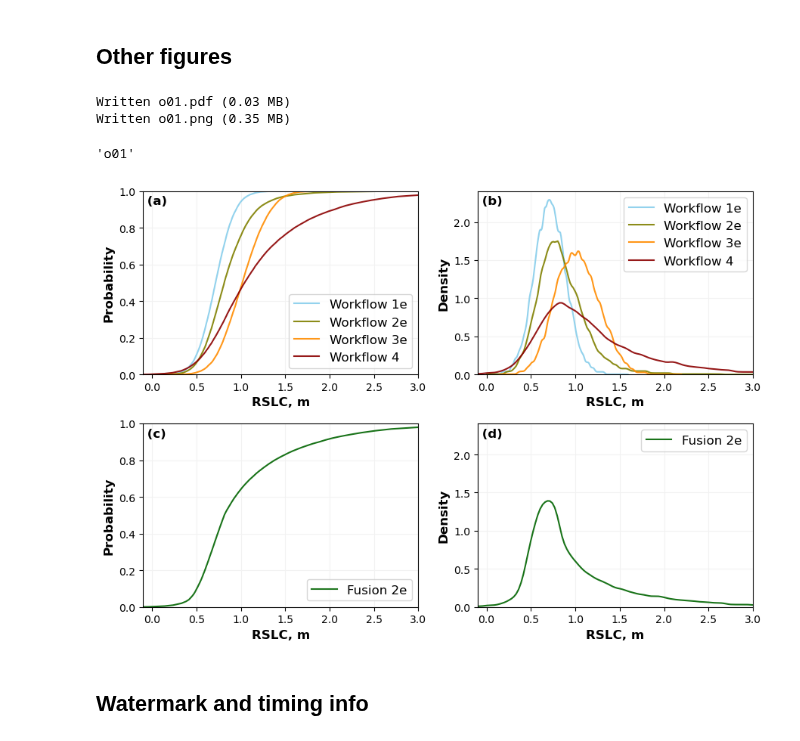
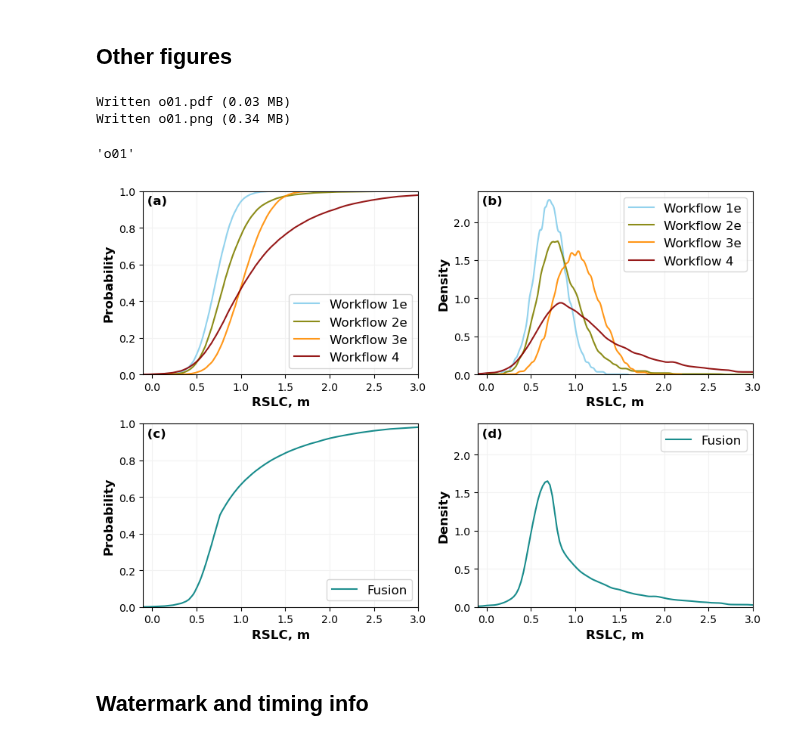
Before and after one commit to grandey/d23a-fusion, a Jupyter notebook: fusion_analysis_d23a.ipynb, the cells around one changed output. Cells and saved outputs as stored; diff of their text form; code cells hidden in the pictures.

```diff
--- a/fusion_analysis_d23a.ipynb
+++ b/fusion_analysis_d23a.ipynb
@@ -69,16 +69,16 @@ Written fig04.png (0.10 MB)
 ## Other figures
 # %%
 # SSP5 year-2100 AR6 projections and fusion
-fig, axs = d23a.fig_qfs_marginals(workflows_r=(('wf_1e', 'wf_2e', 'wf_3e', 'wf_4'), ('fusion_2e',)),
+fig, axs = d23a.fig_qfs_marginals(workflows_r=(('wf_1e', 'wf_2e', 'wf_3e', 'wf_4'), ('fusion_1e+2e',)),
                                   bg_workflows_r=(list(), list()),
                                   pbox_r=(False, False),
                                   rate=False, scenario='ssp585', year=2100, gauge='TANJONG_PAGAR', xlim=(-0.1, 3.))
 d23a.name_save_fig(fig, fso='o')
 # %% [output]
 Written o01.pdf (0.03 MB)
-Written o01.png (0.35 MB)
+Written o01.png (0.34 MB)
 'o01'
-[figure, old version]
+[figure, new version]
 # %% [markdown]
 ## Watermark and timing info
 # %%
```
Also changed, not shown: parts of 5 cells of this notebook, 5 other files.
